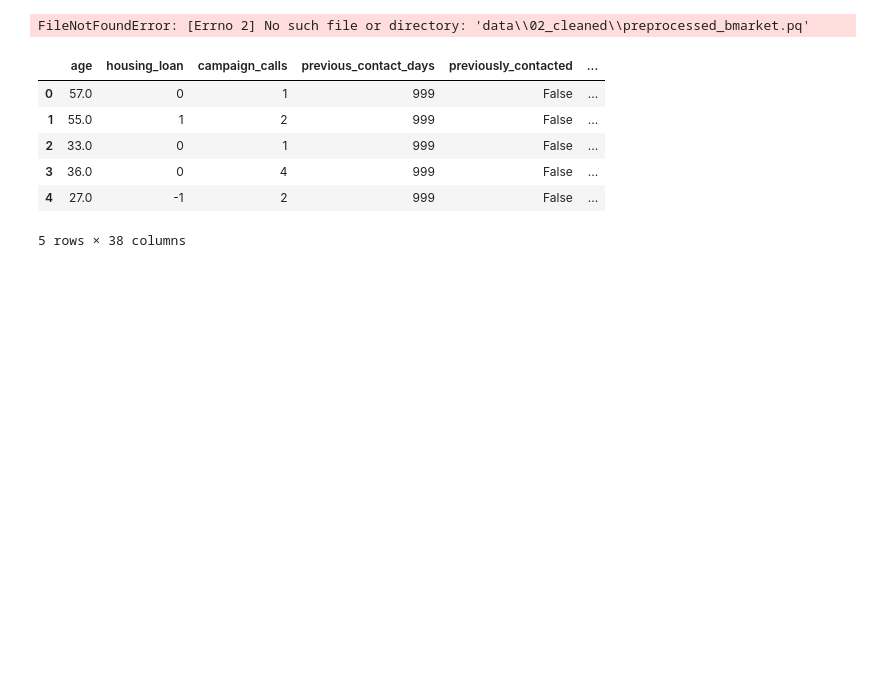
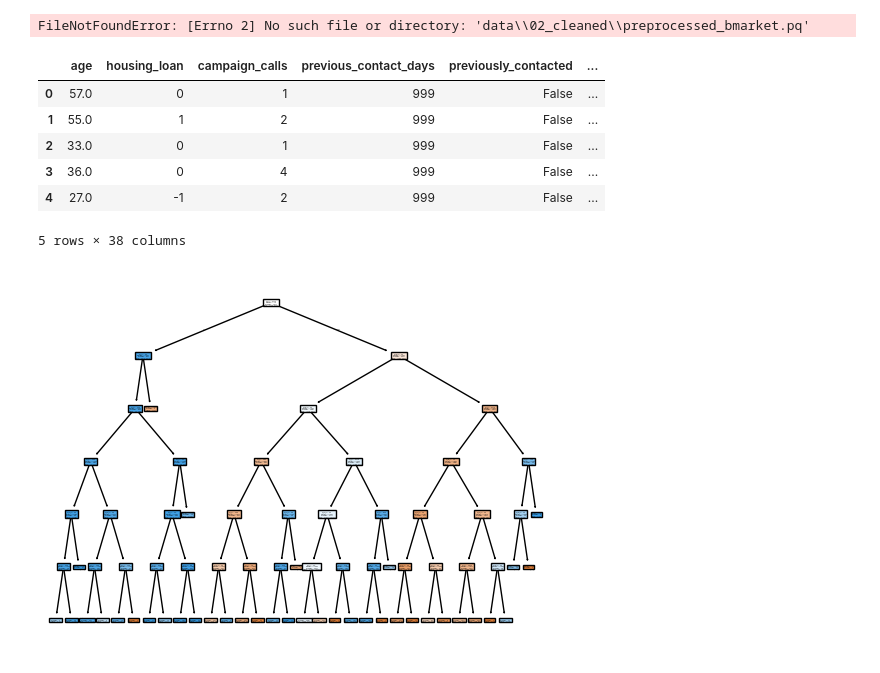
Before and after one commit to mysticshirou/EGT309-TeamJunHoe, a Jupyter notebook: eda.ipynb, the cells around one changed output. Cells and saved outputs as stored; diff of their text form; code cells hidden in the pictures; blank space fills up the shorter version.

Commit message:
Added a way to save the model to a separate folder .\saved_models\ and finalized decision tree tuning

```diff
--- a/eda.ipynb
+++ b/eda.ipynb
@@ -1155,3 +1155,13 @@ pd.read_parquet(r"data\02_cleaned\preprocessed_bmarket_enc.pq").head()
 | 3 | 36.0 | 0 | 4 | 999 | False | ... |
 | 4 | 27.0 | -1 | 2 | 999 | False | ... |
 5 rows × 38 columns
+# %%
+import pickle
+m = pickle.load(open(r"saved_models\decision_tree_model_20251129_160710.pickle", "rb"))
+# %%
+from sklearn.tree import plot_tree
+import matplotlib.pyplot as plt
+plot_tree(m, filled=True)
+plt.show()
+# %% [output]
+[figure, added]
```
Also changed, not shown: 7 other files.
